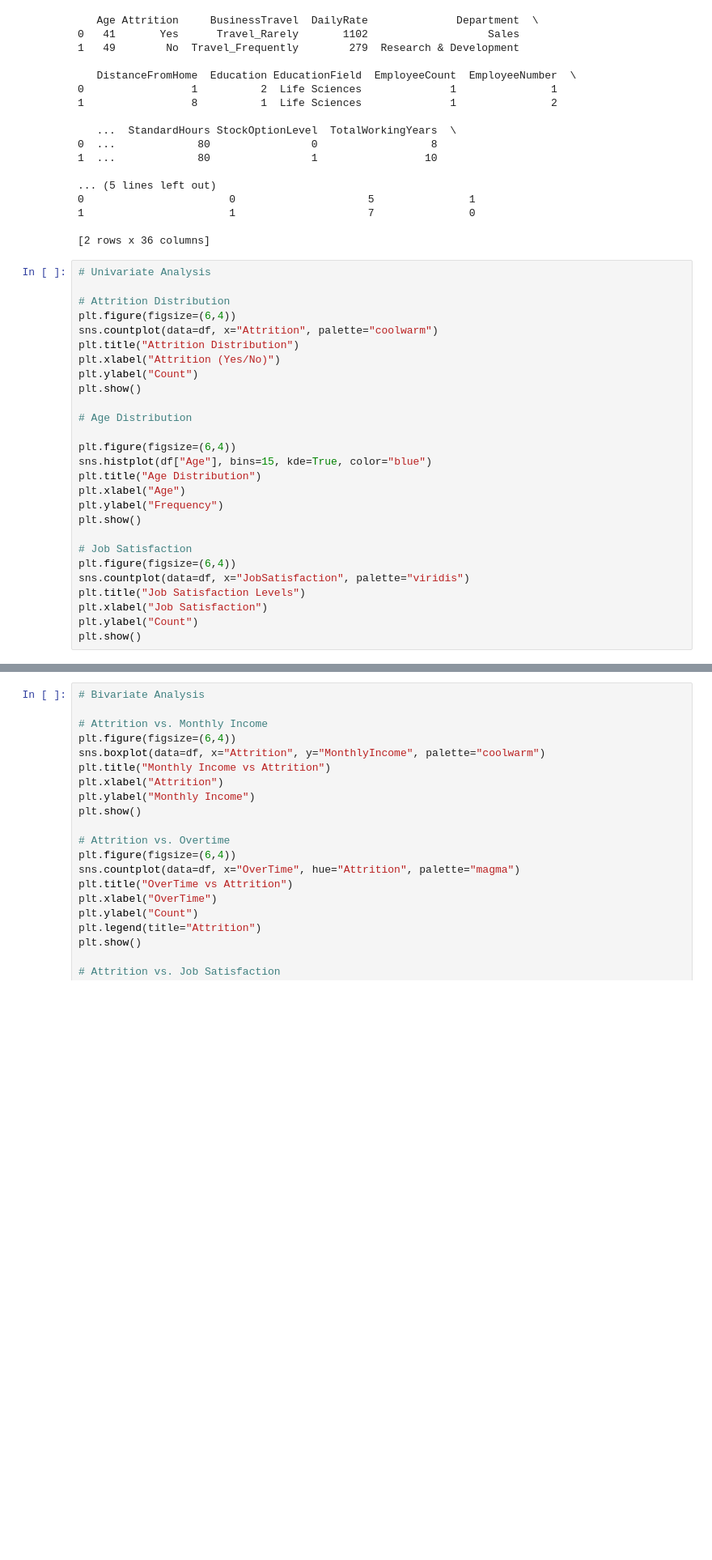
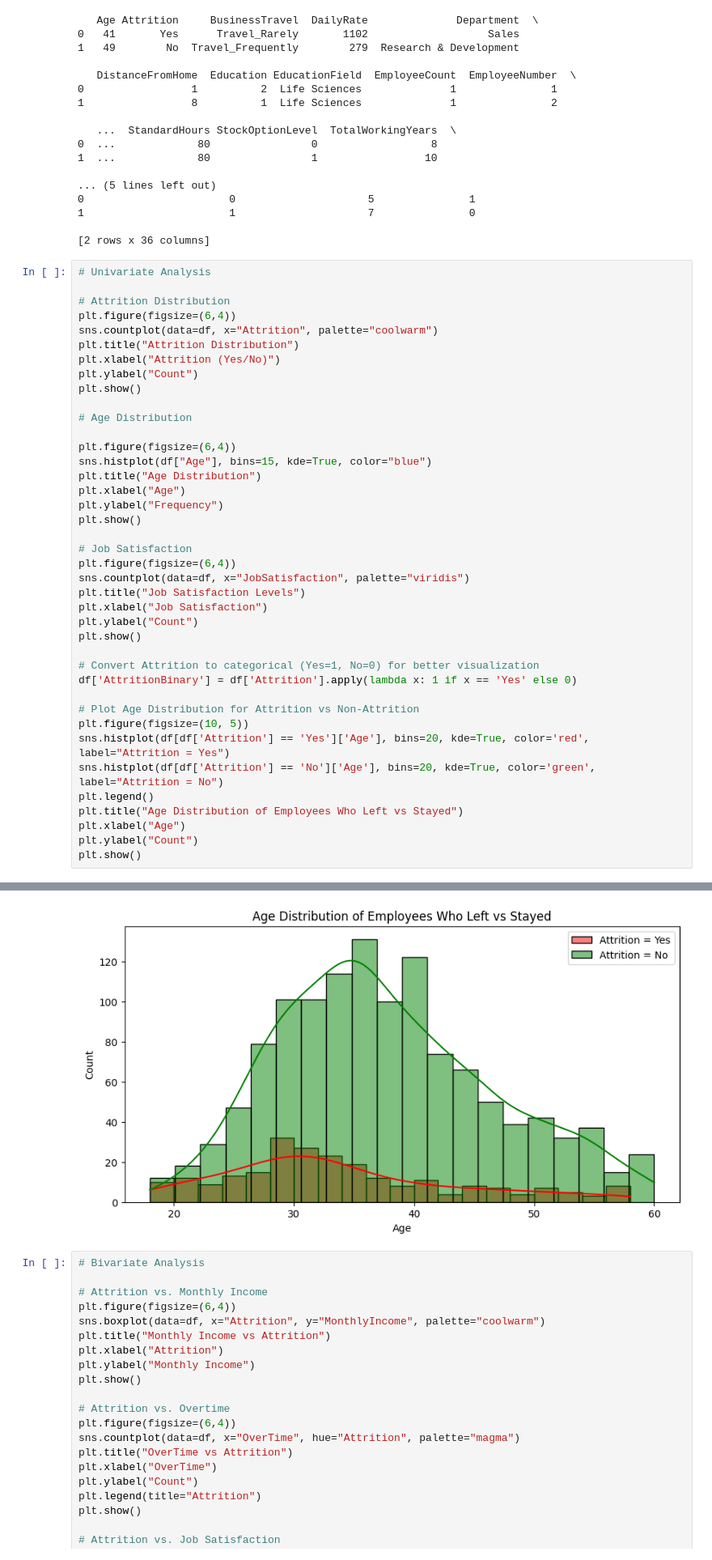
Before and after one commit to Xanderflux/hr-analytics-attrition, a Jupyter notebook: Adesoye_Ademola.ipynb, the cells around one changed output, grey strips where cells are left out. Shown at 81% size. Cells and saved outputs as stored; diff of their text form; blank space fills up the shorter version.

```diff
--- a/Adesoye_Ademola.ipynb
+++ b/Adesoye_Ademola.ipynb
@@ -41,33 +41,47 @@ plt.title("Attrition Distribution")
 plt.xlabel("Attrition (Yes/No)")
 plt.ylabel("Count")
 plt.show()
 
 # Age Distribution
 
 plt.figure(figsize=(6,4))
 sns.histplot(df["Age"], bins=15, kde=True, color="blue")
 plt.title("Age Distribution")
 plt.xlabel("Age")
 plt.ylabel("Frequency")
 plt.show()
 
 # Job Satisfaction
 plt.figure(figsize=(6,4))
 sns.countplot(data=df, x="JobSatisfaction", palette="viridis")
 plt.title("Job Satisfaction Levels")
 plt.xlabel("Job Satisfaction")
 plt.ylabel("Count")
 plt.show()
+
+# Convert Attrition to categorical (Yes=1, No=0) for better visualization
+df['AttritionBinary'] = df['Attrition'].apply(lambda x: 1 if x == 'Yes' else 0)
+
+# Plot Age Distribution for Attrition vs Non-Attrition
+plt.figure(figsize=(10, 5))
+sns.histplot(df[df['Attrition'] == 'Yes']['Age'], bins=20, kde=True, color='red', label="Attrition = Yes")
+sns.histplot(df[df['Attrition'] == 'No']['Age'], bins=20, kde=True, color='green', label="Attrition = No")
+plt.legend()
+plt.title("Age Distribution of Employees Who Left vs Stayed")
+plt.xlabel("Age")
+plt.ylabel("Count")
+plt.show()
 # %% [output]
 Passing `palette` without assigning `hue` is deprecated and will be removed in v0.14.0. Assign the `x` variable to `hue` and set `legend=False` for the same effect.
 
   sns.countplot(data=df, x="Attrition", palette="coolwarm")
 [figure]
 [figure]
 Passing `palette` without assigning `hue` is deprecated and will be removed in v0.14.0. Assign the `x` variable to `hue` and set `legend=False` for the same effect.
 
   sns.countplot(data=df, x="JobSatisfaction", palette="viridis")
 [figure]
+[figure, added]
 # %%
 # Bivariate Analysis
 
```
Also changed, not shown: parts of 1 cell of this notebook, 1 other file.
